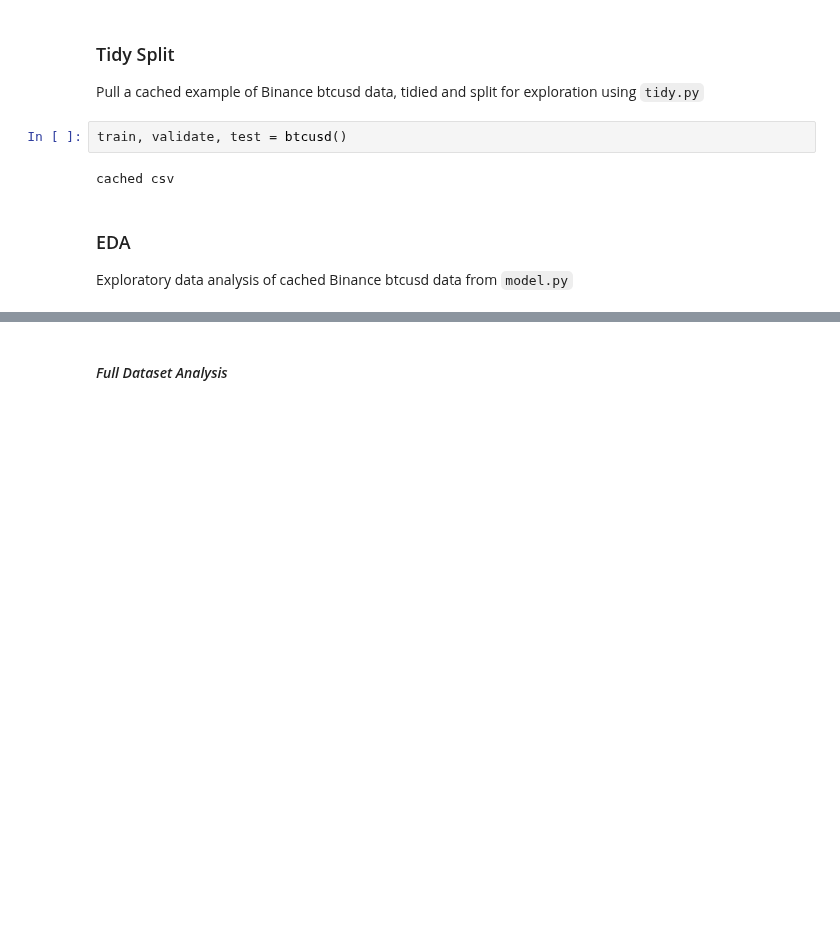
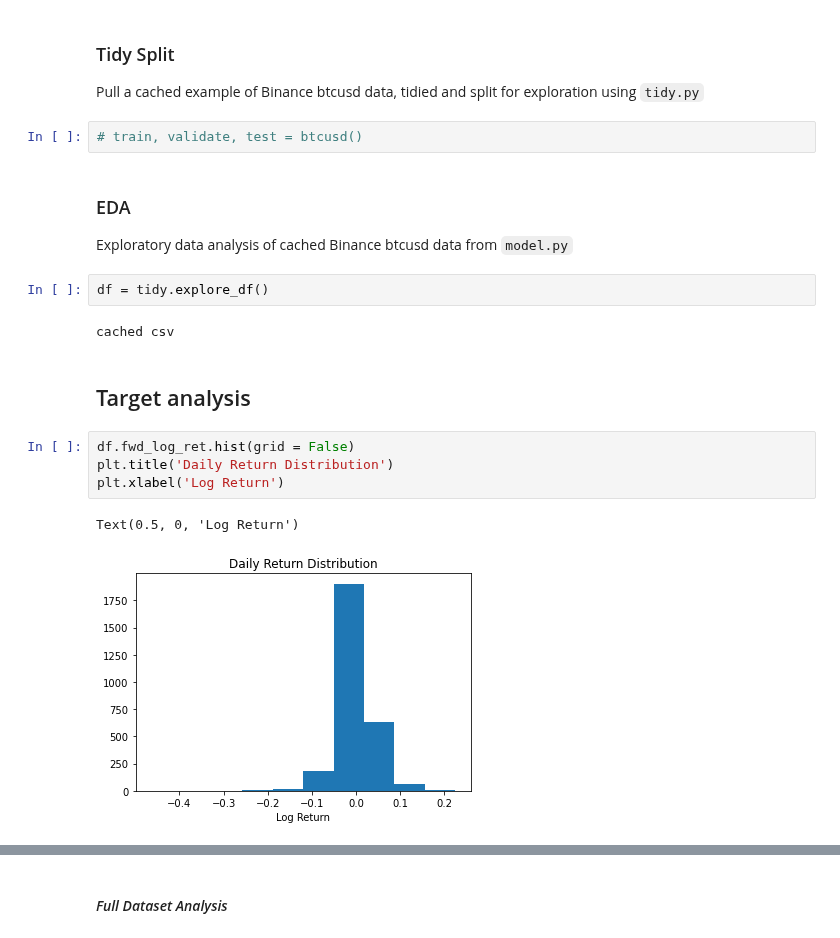
Before and after one commit to FinancialForecasters/financial_forecaster, a Jupyter notebook: ff_final_notebook.ipynb, the cells around one changed output, grey strips where cells are left out. Saved outputs shown, nothing was run; the diff lists cells and outputs as text; blank space fills up the shorter version.

```diff
--- a/ff_final_notebook.ipynb
+++ b/ff_final_notebook.ipynb
@@ -104,10 +96,21 @@ Average next day returns are positive when current volatility measured by ATR is
 
 Pull a cached example of Binance btcusd data, tidied and split for exploration using `tidy.py`
 # %%
-train, validate, test = btcusd()
+# train, validate, test = btcusd()
-# %% [output]
-cached csv
 # %% [markdown]
 ### EDA
 
 Exploratory data analysis of cached Binance btcusd data from `model.py`
+# %%
+df = tidy.explore_df()
+# %% [output]
+cached csv
+# %% [markdown]
+## Target analysis
+# %%
+df.fwd_log_ret.hist(grid = False)
+plt.title('Daily Return Distribution')
+plt.xlabel('Log Return')
+# %% [output]
+Text(0.5, 0, 'Log Return')
+[figure, added]
```
Also changed, not shown: parts of 22 cells of this notebook.
